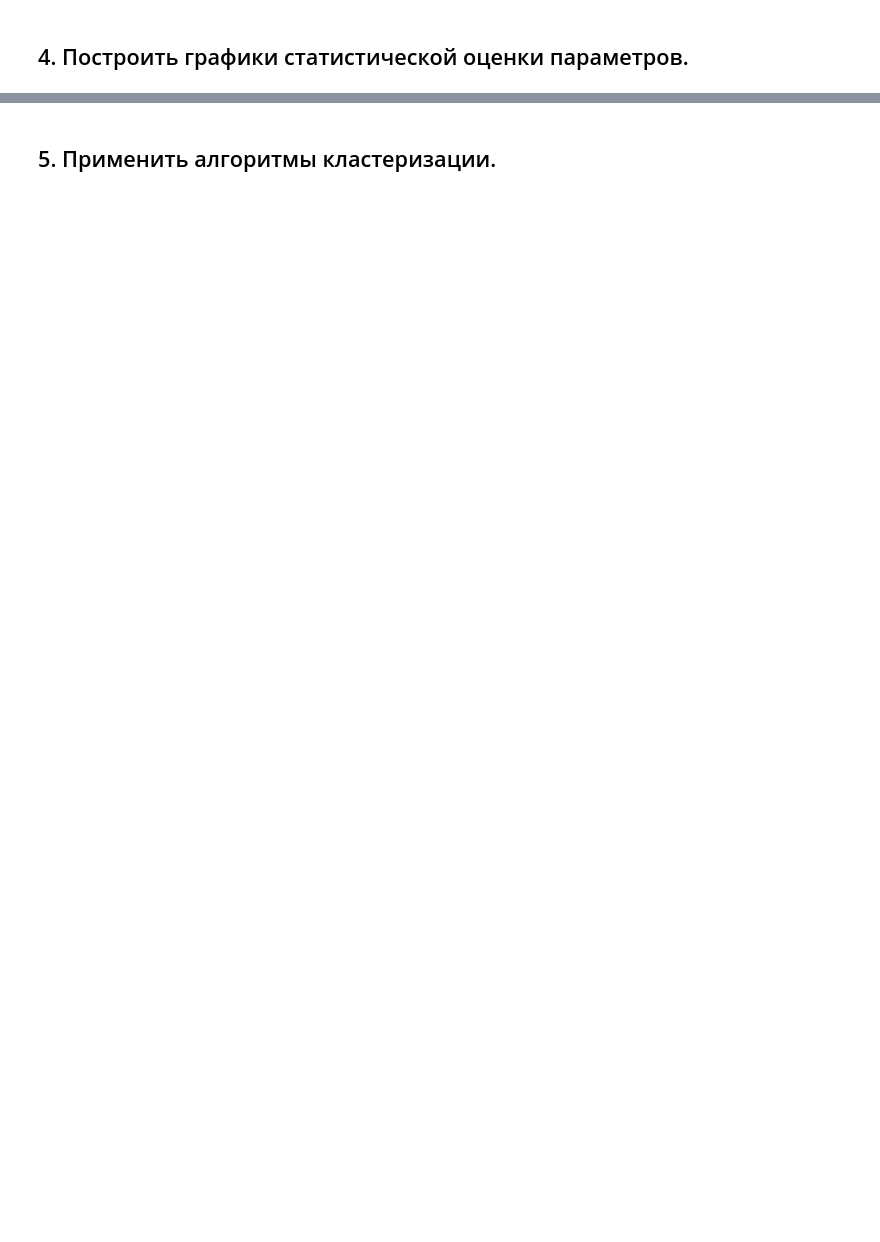
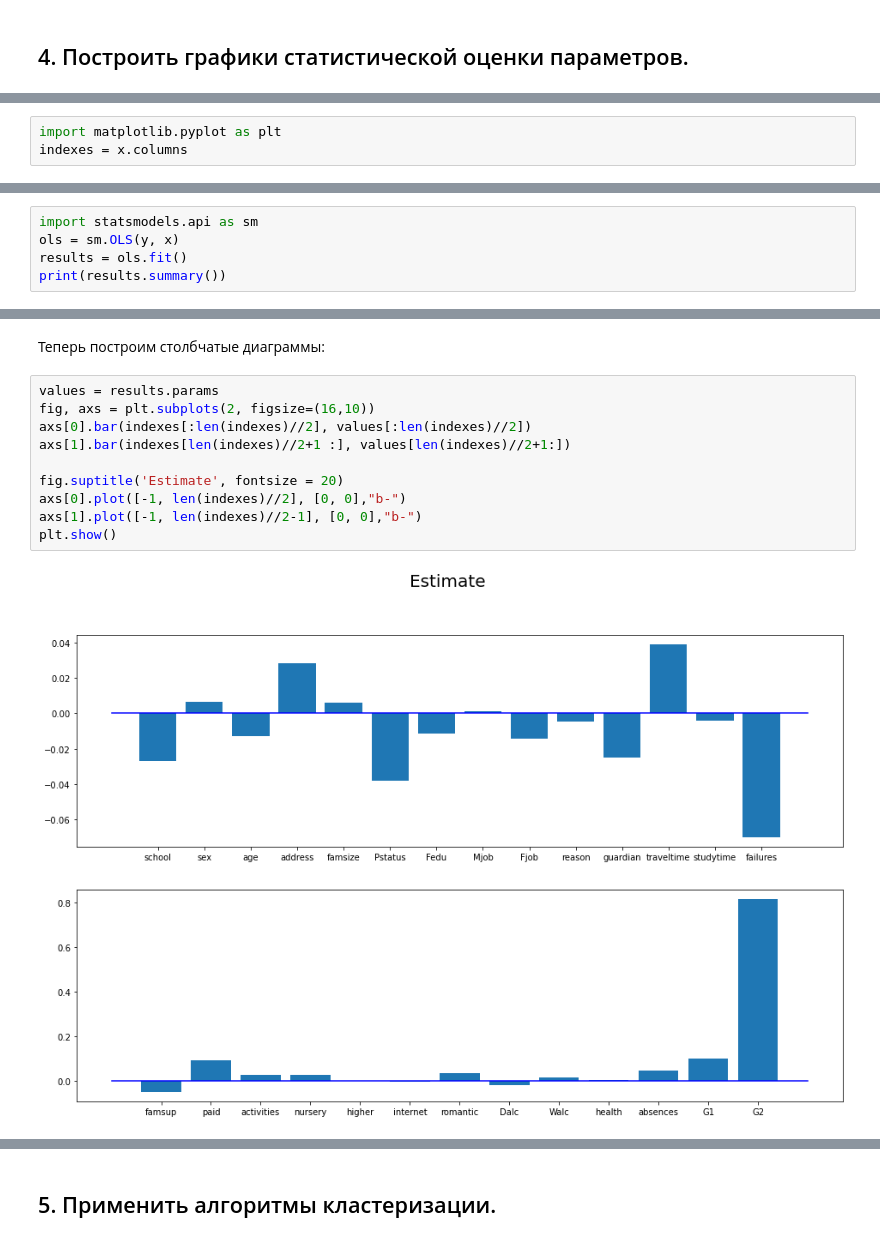
Before and after one commit to nektonick/university_laboratory_works, a Jupyter notebook: НИР/homework_6.ipynb, the cells around one changed output, grey strips where cells are left out. Saved outputs shown, nothing was run; the diff lists cells and outputs as text; blank space fills up the shorter version.

```diff
--- a/НИР/homework_6.ipynb
+++ b/НИР/homework_6.ipynb
@@ -231,0 +221,3 @@ for i in range(len(x.columns)):
+# %%
+import matplotlib.pyplot as plt
+indexes = x.columns
@@ -231,0 +228,5 @@ for i in range(len(x.columns)):
+# %%
+import statsmodels.api as sm
+ols = sm.OLS(y, x)
+results = ols.fit()
+print(results.summary())
@@ -231,0 +251,14 @@ for i in range(len(x.columns)):
+# %% [markdown]
+Теперь построим столбчатые диаграммы:
+# %%
+values = results.params
+fig, axs = plt.subplots(2, figsize=(16,10))
+axs[0].bar(indexes[:len(indexes)//2], values[:len(indexes)//2])
+axs[1].bar(indexes[len(indexes)//2+1 :], values[len(indexes)//2+1:])
+
+fig.suptitle('Estimate', fontsize = 20)
+axs[0].plot([-1, len(indexes)//2], [0, 0],"b-")
+axs[1].plot([-1, len(indexes)//2-1], [0, 0],"b-")
+plt.show()
+# %% [output]
+[figure, added]
```
Also changed, not shown: parts of 21 cells of this notebook.
